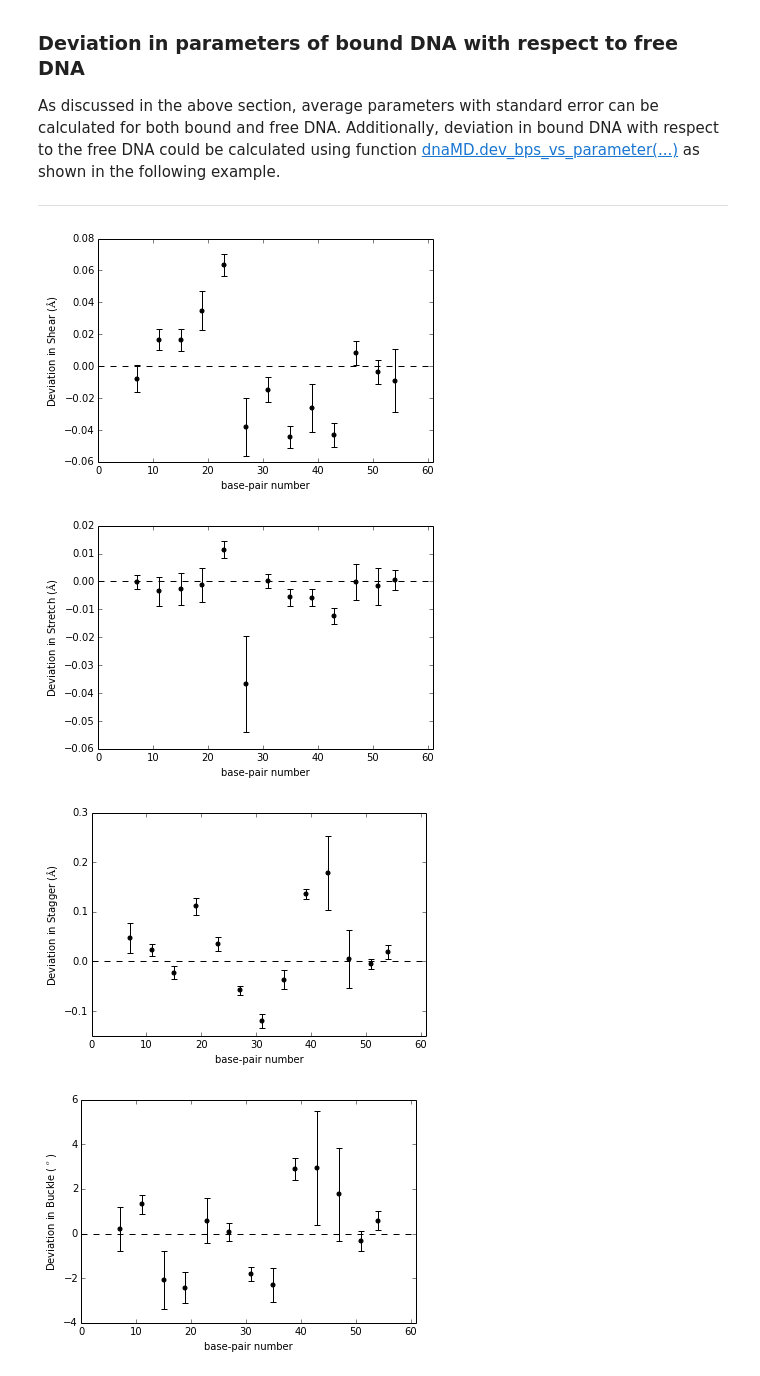
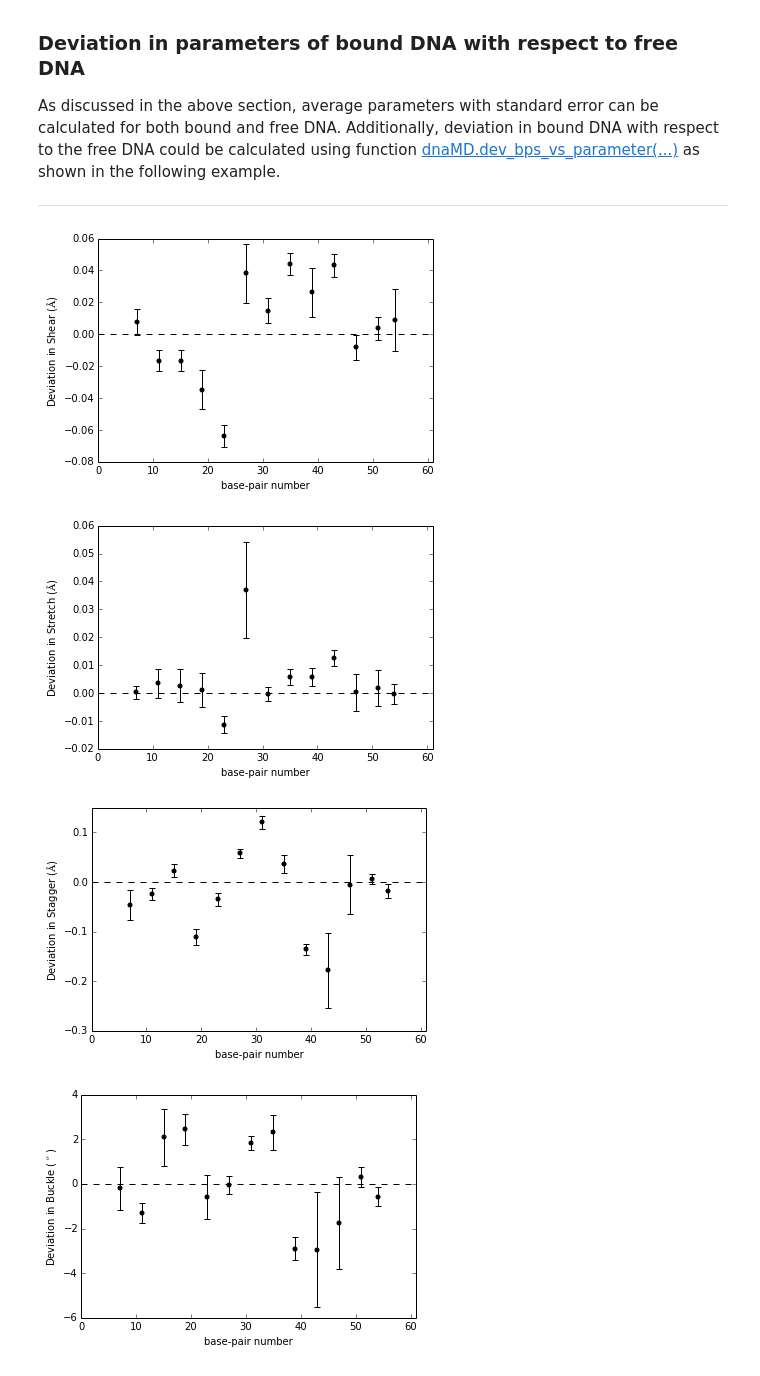
Before and after one commit to rjdkmr/do_x3dna, a Jupyter notebook: tut_notebook/base_pairs_tutorial.ipynb, the cells around one changed output. Saved outputs shown, nothing was run; the diff lists cells and outputs as text; code cells hidden in the pictures.

```diff
--- a/tut_notebook/base_pairs_tutorial.ipynb
+++ b/tut_notebook/base_pairs_tutorial.ipynb
@@ -309,9 +309,10 @@ As discussed in the above section, average parameters with standard error can be
 ---
 # %%
 #### Deviation in shear, stretch, stagger, buckle, propeller and opening
+#### Deviation = Bound DNA(parameter) - Free DNA(parameter)
 
 ### Deviation in Shear
-fdna_bp, pdna_bp, deviation, error = dnaMD.dev_bps_vs_parameter(fdna, [5,55], pdna, [5,55],
+fdna_bp, pdna_bp, deviation, error = dnaMD.dev_bps_vs_parameter(pdna, [5,55], fdna, [5,55],
                                                               'Shear', err_type='block', bp_range=True, merge_bp=4)
 
 # plot these values
@@ -327,7 +328,7 @@ plt.xlim(0,61)
 plt.show()
 
 ### Deviation in Stretch
-fdna_bp, pdna_bp, deviation, error = dnaMD.dev_bps_vs_parameter(fdna, [5,55], pdna, [5,55],
+fdna_bp, pdna_bp, deviation, error = dnaMD.dev_bps_vs_parameter(pdna, [5,55], fdna, [5,55],
                                                               'Stretch', err_type='block', bp_range=True, merge_bp=4)
 
 # plot these values
@@ -343,7 +344,7 @@ plt.xlim(0,61)
 plt.show()
 
 ### Deviation in Stagger
-fdna_bp, pdna_bp, deviation, error = dnaMD.dev_bps_vs_parameter(fdna, [5,55], pdna, [5,55],
+fdna_bp, pdna_bp, deviation, error = dnaMD.dev_bps_vs_parameter(pdna, [5,55], fdna, [5,55],
                                                               'Stagger', err_type='block', bp_range=True, merge_bp=4)
 
 # plot these values
@@ -358,7 +359,7 @@ plt.xlim(0,61)
 plt.show()
 
 ### Deviation in Buckle
-fdna_bp, pdna_bp, deviation, error = dnaMD.dev_bps_vs_parameter(fdna, [5,55], pdna, [5,55],
+fdna_bp, pdna_bp, deviation, error = dnaMD.dev_bps_vs_parameter(pdna, [5,55], fdna, [5,55],
                                                               'Buckle', err_type='block', bp_range=True, merge_bp=4)
 
 # plot these values
@@ -373,36 +374,36 @@ plt.xlim(0,61)
 plt.show()
 
 ### Deviation in Propeller
-fdna_bp, pdna_bp, deviation, error = dnaMD.dev_bps_vs_parameter(fdna, [5,55], pdna, [5,55],
+fdna_bp, pdna_bp, deviation, error = dnaMD.dev_bps_vs_parameter(pdna, [5,55], fdna, [5,55],
                                                               'Propeller', err_type='block', bp_range=True, merge_bp=4)
 
 # plot these values
 plt.errorbar(pdna_bp, deviation, yerr=error, ecolor='k', elinewidth=1, color='k', lw=0, marker='o', mfc='k', mew=1, ms=4)
 
 # plot line at zero
 plt.plot([0,61], [0.0, 0.0], '--k')
 
 plt.ylabel('Deviation in Propeller ( $^o$)')
 plt.xlabel('base-pair number')
 plt.xlim(0,61)
 plt.show()
 
 ### Deviation in Opening
-fdna_bp, pdna_bp, deviation, error = dnaMD.dev_bps_vs_parameter(fdna, [5,55], pdna, [5,55],
+fdna_bp, pdna_bp, deviation, error = dnaMD.dev_bps_vs_parameter(pdna, [5,55], fdna, [5,55],
                                                               'Opening', err_type='block', bp_range=True, merge_bp=4)
 
 # plot these values
 plt.errorbar(pdna_bp, deviation, yerr=error, ecolor='k', elinewidth=1, color='k', lw=0, marker='o', mfc='k', mew=1, ms=4)
 
 # plot line at zero
 plt.plot([0,61], [0.0, 0.0], '--k')
 
 plt.ylabel('Deviation in Opening ( $^o$)')
 plt.xlabel('base-pair number')
 plt.xlim(0,61)
 plt.show()
 # %% [output]
-[figure, old version]
+[figure, new version]
-[figure, old version]
+[figure, new version]
-[figure, old version]
+[figure, new version]
-[figure, old version]
+[figure, new version]
```
Also changed, not shown: parts of 4 cells of this notebook, 53 other files.
